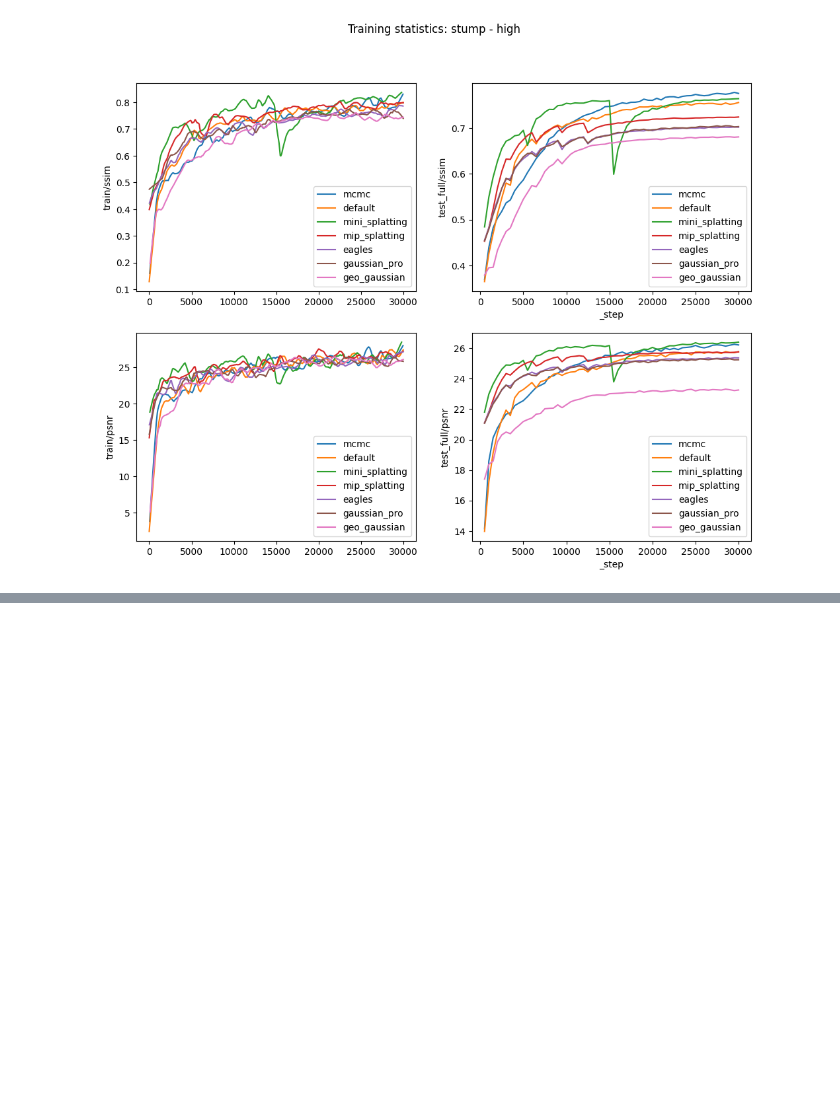
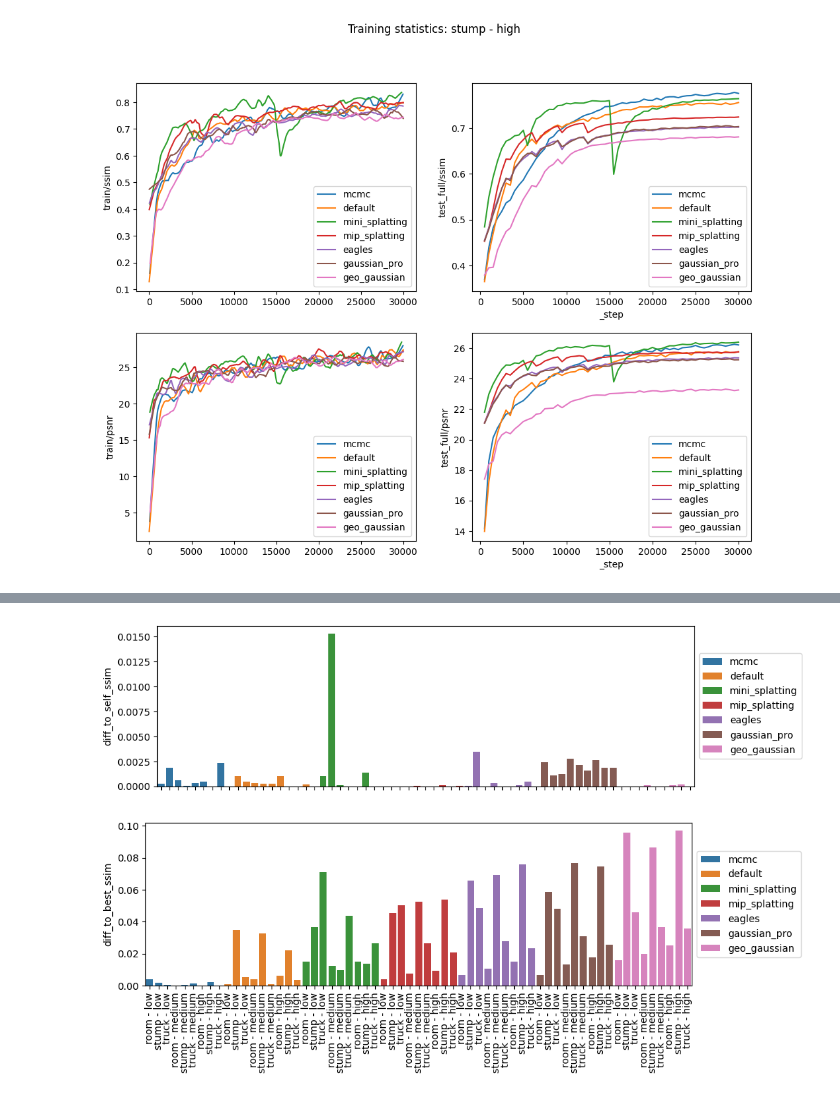
Before and after one commit to PaulErpen/wandb-data-analysis, a Jupyter notebook: wandb-data-analysis.ipynb, the cells around one changed output, grey strips where cells are left out. Saved outputs shown, nothing was run; the diff lists cells and outputs as text; code cells hidden in the pictures; blank space fills up the shorter version.

```diff
--- a/wandb-data-analysis.ipynb
+++ b/wandb-data-analysis.ipynb
@@ -280,0 +365,6 @@ contrast_train_and_test_progress(df_training_stats, df_test_stats, "stump", "hig
+# %%
+visualize_diff_to_max(df_diff_to_max, "diff_to_self_ssim", show_ticks=False)
+visualize_diff_to_max(df_diff_to_max, "diff_to_best_ssim")
+# %% [output]
+[figure, added]
+[figure, added]
```
Also changed, not shown: parts of 5 cells of this notebook.
